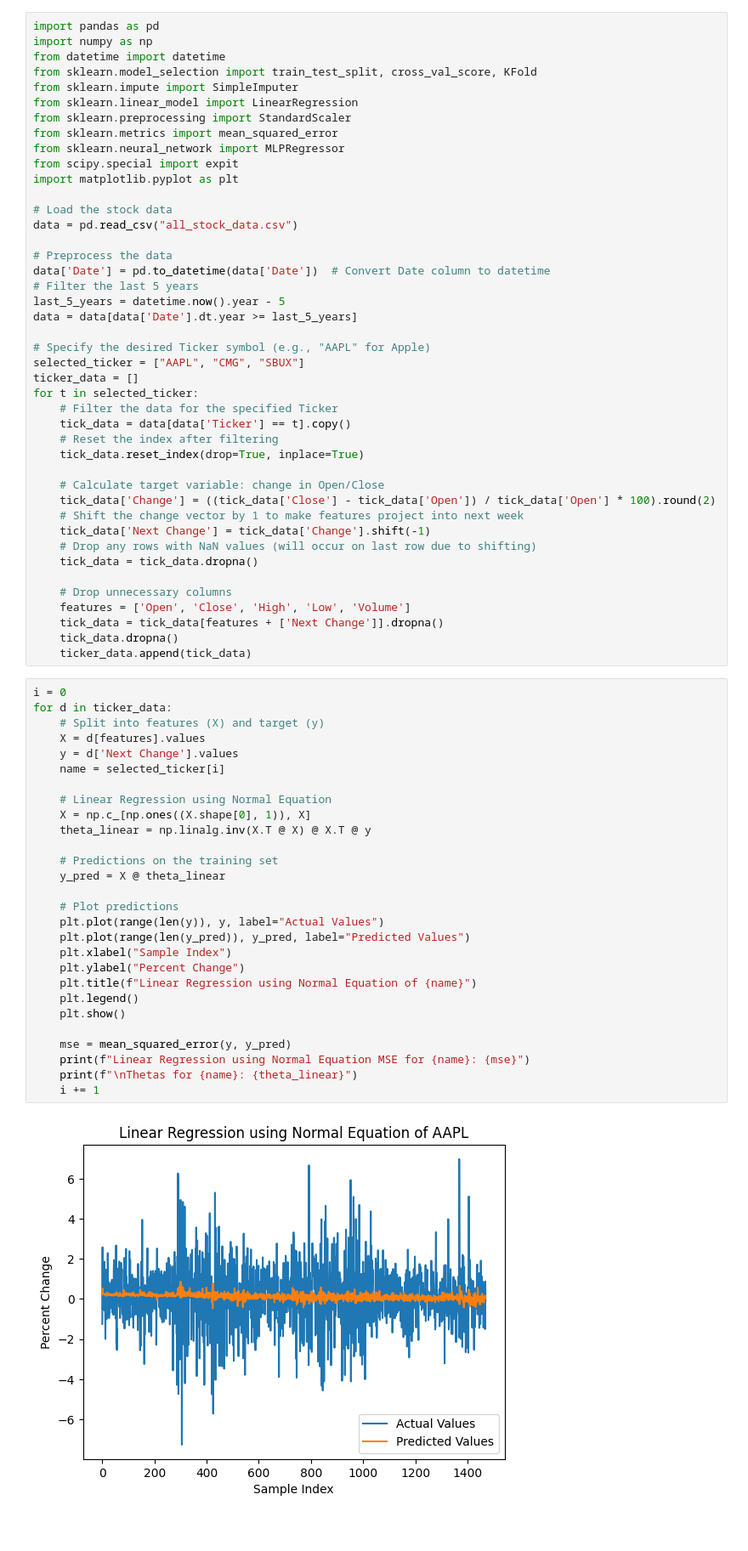
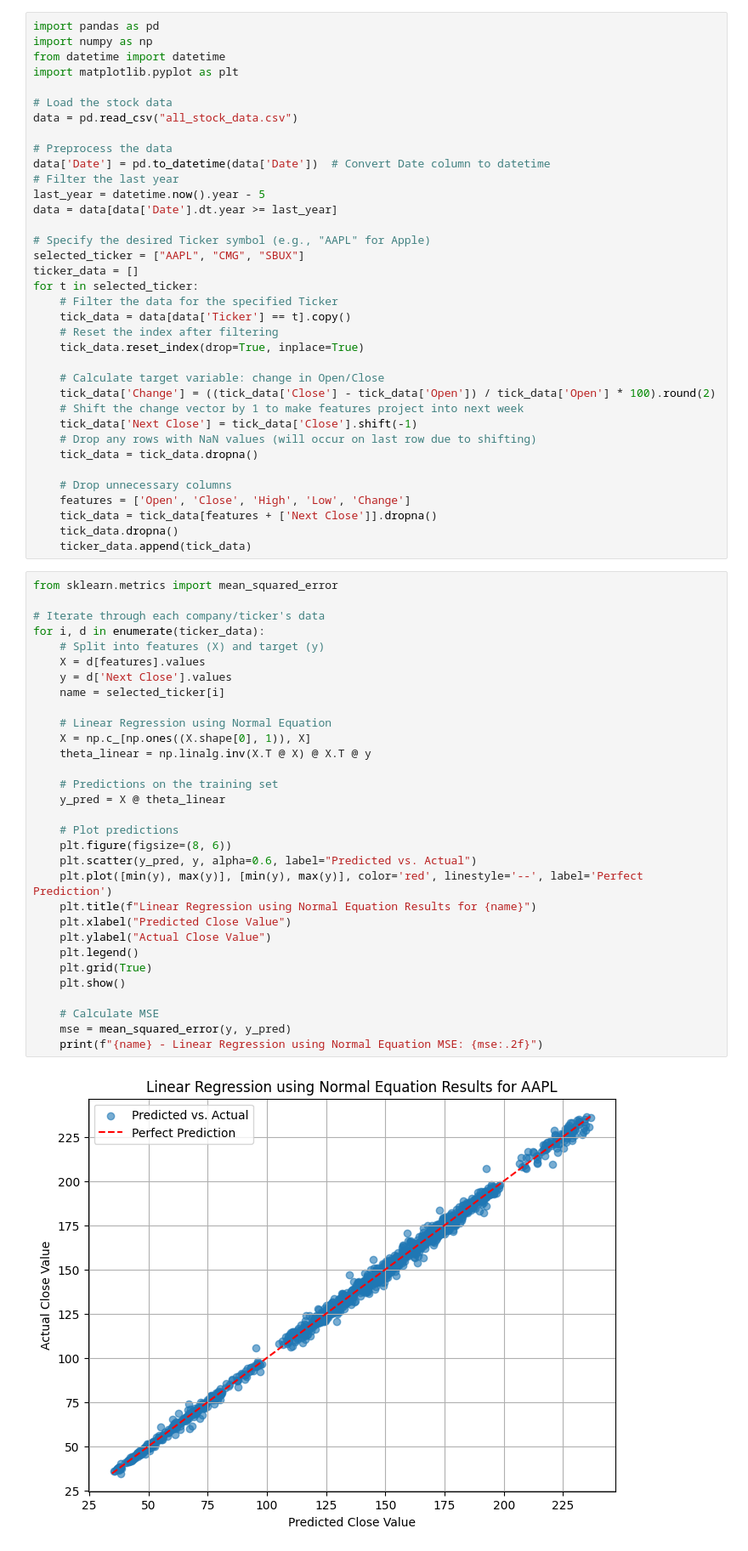
Before and after one commit to ivng8/9K-Stock-Ticker, a Jupyter notebook: All_Models.ipynb, the cells around one changed output. Shown at 85% size. Drawn from its saved outputs; the diff is of its cells as text; blank space fills up the shorter version.

```diff
--- a/All_Models.ipynb
+++ b/All_Models.ipynb
@@ -2,13 +2,6 @@
 import pandas as pd
 import numpy as np
 from datetime import datetime
-from sklearn.model_selection import train_test_split, cross_val_score, KFold
-from sklearn.impute import SimpleImputer
-from sklearn.linear_model import LinearRegression
-from sklearn.preprocessing import StandardScaler
-from sklearn.metrics import mean_squared_error
-from sklearn.neural_network import MLPRegressor
-from scipy.special import expit
 import matplotlib.pyplot as plt
 
 # Load the stock data
@@ -16,9 +9,9 @@ data = pd.read_csv("all_stock_data.csv")
 
 # Preprocess the data
 data['Date'] = pd.to_datetime(data['Date'])  # Convert Date column to datetime
-# Filter the last 5 years
-last_5_years = datetime.now().year - 5
-data = data[data['Date'].dt.year >= last_5_years]
+# Filter the last year
+last_year = datetime.now().year - 5
+data = data[data['Date'].dt.year >= last_year]
 
 # Specify the desired Ticker symbol (e.g., "AAPL" for Apple)
 selected_ticker = ["AAPL", "CMG", "SBUX"]
@@ -32,42 +25,45 @@ for t in selected_ticker:
     # Calculate target variable: change in Open/Close
     tick_data['Change'] = ((tick_data['Close'] - tick_data['Open']) / tick_data['Open'] * 100).round(2)
     # Shift the change vector by 1 to make features project into next week
-    tick_data['Next Change'] = tick_data['Change'].shift(-1)
+    tick_data['Next Close'] = tick_data['Close'].shift(-1)
     # Drop any rows with NaN values (will occur on last row due to shifting)
     tick_data = tick_data.dropna()
 
     # Drop unnecessary columns
-    features = ['Open', 'Close', 'High', 'Low', 'Volume']
-    tick_data = tick_data[features + ['Next Change']].dropna()
+    features = ['Open', 'Close', 'High', 'Low', 'Change']
+    tick_data = tick_data[features + ['Next Close']].dropna()
     tick_data.dropna()
     ticker_data.append(tick_data)
 # %%
-i = 0
-for d in ticker_data:
+from sklearn.metrics import mean_squared_error
+
+# Iterate through each company/ticker's data
+for i, d in enumerate(ticker_data):
     # Split into features (X) and target (y)
     X = d[features].values
-    y = d['Next Change'].values
+    y = d['Next Close'].values
     name = selected_ticker[i]
 
     # Linear Regression using Normal Equation
     X = np.c_[np.ones((X.shape[0], 1)), X]
     theta_linear = np.linalg.inv(X.T @ X) @ X.T @ y
 
     # Predictions on the training set
     y_pred = X @ theta_linear
 
     # Plot predictions
-    plt.plot(range(len(y)), y, label="Actual Values")
-    plt.plot(range(len(y_pred)), y_pred, label="Predicted Values")
-    plt.xlabel("Sample Index")
-    plt.ylabel("Percent Change")
-    plt.title(f"Linear Regression using Normal Equation of {name}")
+    plt.figure(figsize=(8, 6))
+    plt.scatter(y_pred, y, alpha=0.6, label="Predicted vs. Actual")
+    plt.plot([min(y), max(y)], [min(y), max(y)], color='red', linestyle='--', label='Perfect Prediction')
+    plt.title(f"Linear Regression using Normal Equation Results for {name}")
+    plt.xlabel("Predicted Close Value")
+    plt.ylabel("Actual Close Value")
     plt.legend()
+    plt.grid(True)
     plt.show()
 
+    # Calculate MSE
     mse = mean_squared_error(y, y_pred)
-    print(f"Linear Regression using Normal Equation MSE for {name}: {mse}")
-    print(f"\nThetas for {name}: {theta_linear}")
-    i += 1
+    print(f"{name} - Linear Regression using Normal Equation MSE: {mse:.2f}")
 # %% [output]
-[figure, old version]
+[figure, new version]
```
Also changed, not shown: parts of 10 cells of this notebook.
